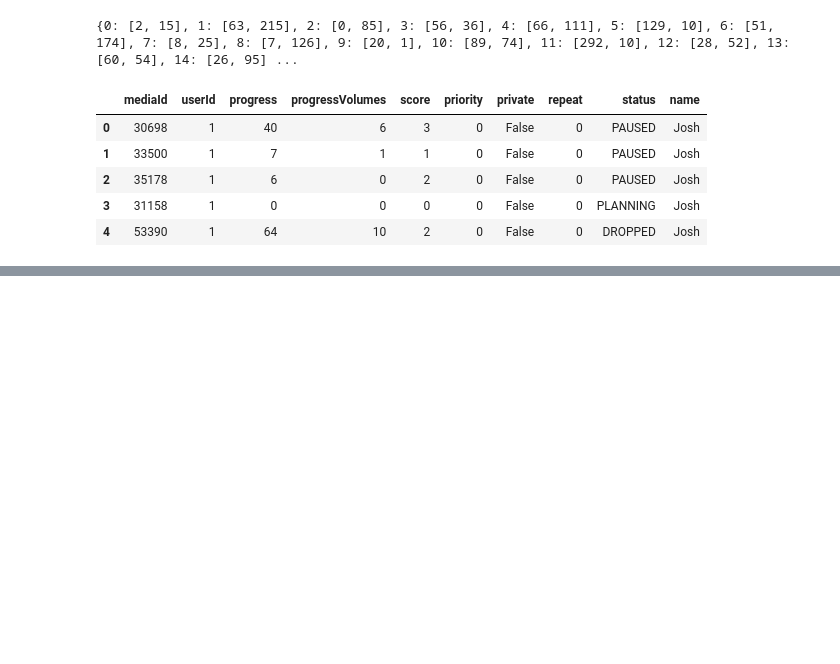
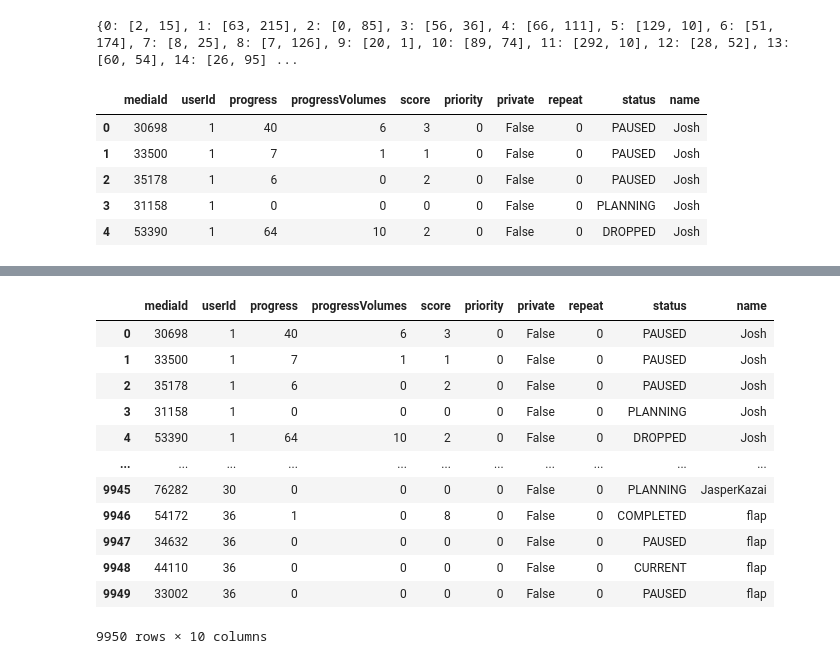
Before and after one commit to mannkenn/manga-recs, a Jupyter notebook: notebooks/feature_engineering.ipynb, the cells around one changed output, grey strips where cells are left out. Drawn from its saved outputs; the diff is of its cells as text; code cells hidden in the pictures; blank space fills up the shorter version.

```diff
--- a/notebooks/feature_engineering.ipynb
+++ b/notebooks/feature_engineering.ipynb
@@ -160,0 +197,16 @@ Name: count, dtype: int64
+# %%
+user_df
+# %% [output]
+|  | mediaId | userId | progress | progressVolumes | score | priority | private | repeat | status | name |
+| 0 | 30698 | 1 | 40 | 6 | 3 | 0 | False | 0 | PAUSED | Josh |
+| 1 | 33500 | 1 | 7 | 1 | 1 | 0 | False | 0 | PAUSED | Josh |
+| 2 | 35178 | 1 | 6 | 0 | 2 | 0 | False | 0 | PAUSED | Josh |
+| 3 | 31158 | 1 | 0 | 0 | 0 | 0 | False | 0 | PLANNING | Josh |
+| 4 | 53390 | 1 | 64 | 10 | 2 | 0 | False | 0 | DROPPED | Josh |
+| ... | ... | ... | ... | ... | ... | ... | ... | ... | ... | ... |
+| 9945 | 76282 | 30 | 0 | 0 | 0 | 0 | False | 0 | PLANNING | JasperKazai |
+| 9946 | 54172 | 36 | 1 | 0 | 8 | 0 | False | 0 | COMPLETED | flap |
+| 9947 | 34632 | 36 | 0 | 0 | 0 | 0 | False | 0 | PAUSED | flap |
+| 9948 | 44110 | 36 | 0 | 0 | 0 | 0 | False | 0 | CURRENT | flap |
+| 9949 | 33002 | 36 | 0 | 0 | 0 | 0 | False | 0 | PAUSED | flap |
+9950 rows × 10 columns
```
Also changed, not shown: parts of 14 cells of this notebook, 1 other file.
